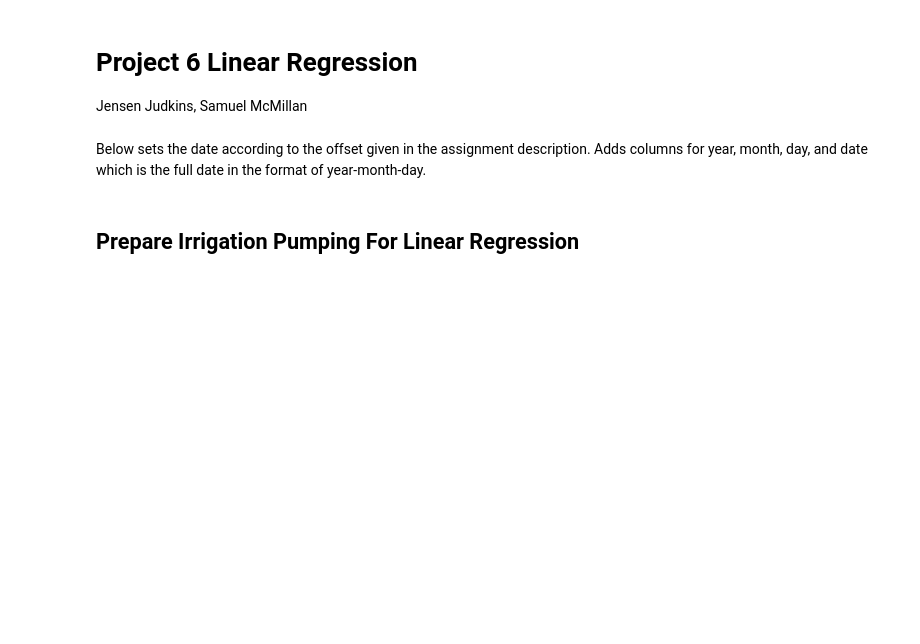
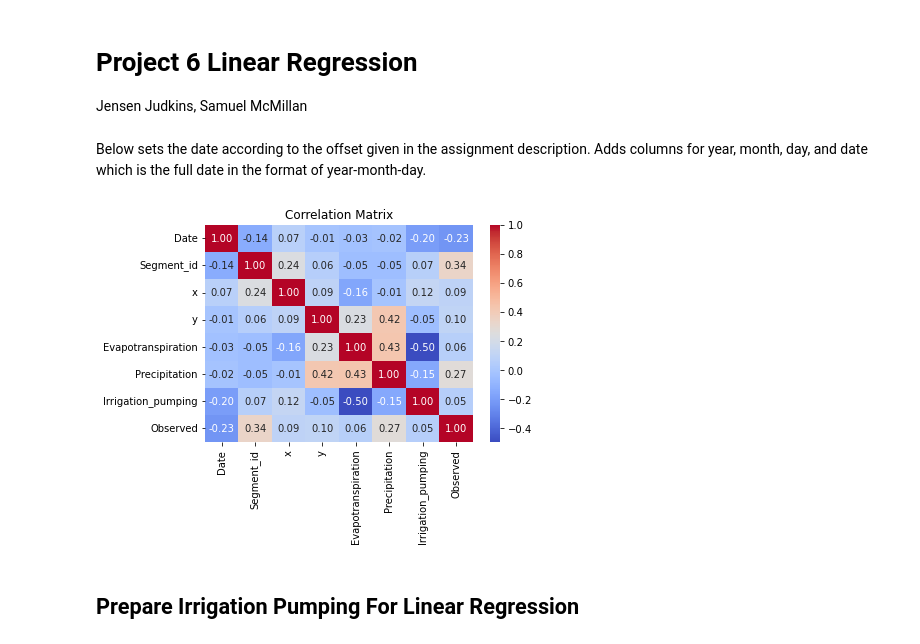
Before and after one commit to Samuel8Gold/cs5830_project6, a Jupyter notebook: project_6.ipynb, the cells around one changed output. Saved outputs shown, nothing was run; the diff lists cells and outputs as text; code cells hidden in the pictures; blank space fills up the shorter version.

```diff
--- a/project_6.ipynb
+++ b/project_6.ipynb
@@ -17,22 +17,28 @@ Below sets the date according to the offset given in the assignment description.
 # %%
 #Offsetting the days
 #Date has some idiosyncrasies. Take make it easier to work with, subtract 693963 from the value. The new value is the number of days since Jan 1, 1900.
 offset = 693963
 df['days_since_1900'] = df['Date'] - offset
 
 #add month, year, and day columns
 pd.period_range("1215-01-01", "1381-01-01", freq="D")
 period = pd.Period('1900-1-1', freq='D') - pd.Period('0001-2-1', freq='D')
 #period
 df['days_since_1900'] = df.Date - offset
 df['date'] = pd.to_datetime(df.days_since_1900.astype('int'), unit='D', origin=pd.Timestamp('1900-01-01'))
 #display(df.head(2))
 df.loc[0,'date'].month
 df['year'] = df.date.apply(lambda x:pd.to_datetime(x).year)
 df['month'] = df.date.apply(lambda x:pd.to_datetime(x).month)
 df['day'] = df.date.apply(lambda x:pd.to_datetime(x).day)
 
 df.head()
+correlation_matrix = df[['Date', 'Segment_id', 'x', 'y', 'Evapotranspiration', 'Precipitation', 'Irrigation_pumping', 'Observed']].corr()
+sns.heatmap(correlation_matrix, annot=True, cmap='coolwarm', fmt=".2f")
+plt.title('Correlation Matrix')
+plt.show()
+# %% [output]
+[figure, added]
 # %%
 # Visualize the relationship between the features and the response using scatterplots
 fig, axs = plt.subplots(1, 4, sharey=True, figsize=(20, 6))
```
